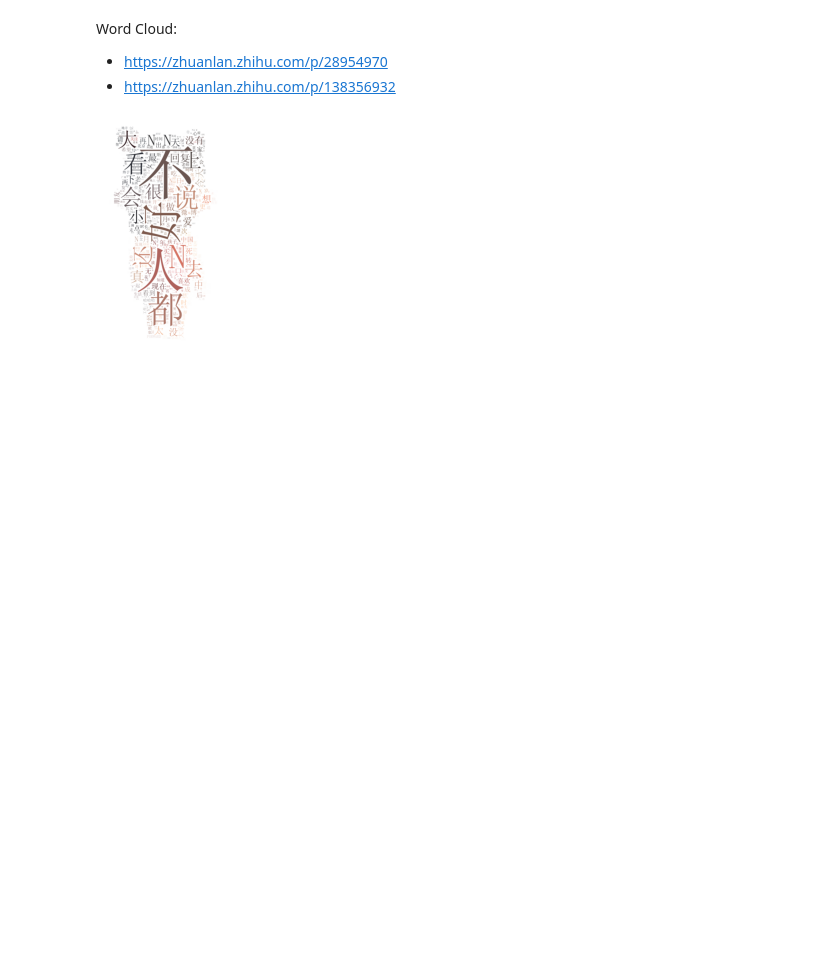
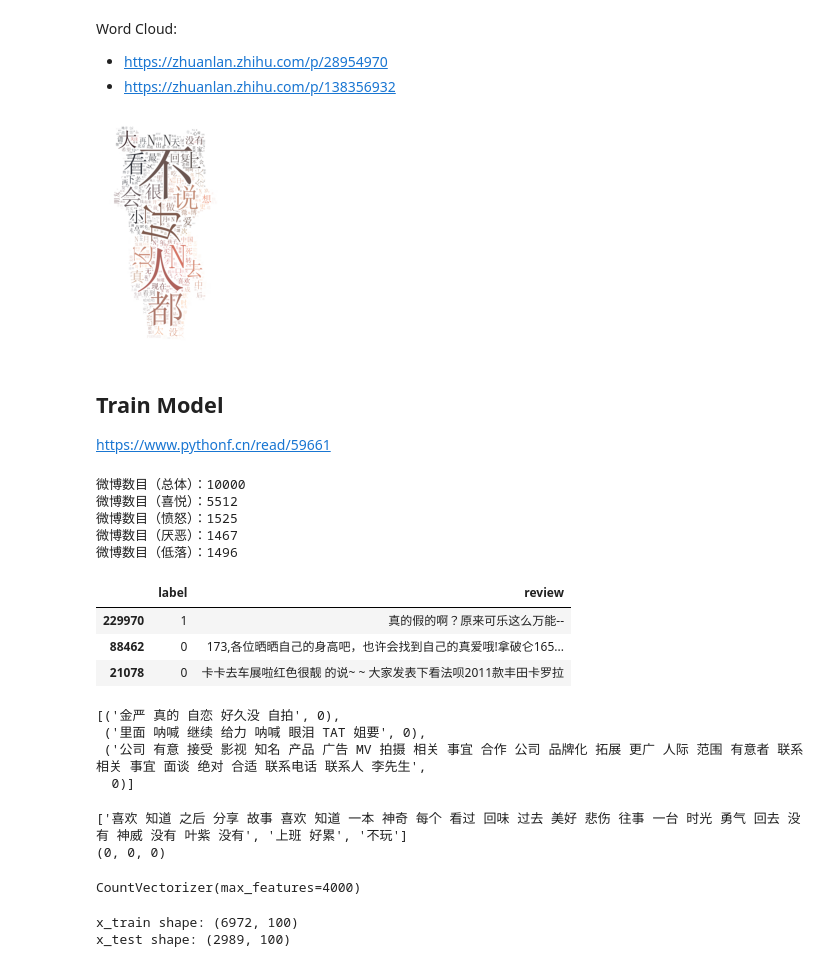
Before and after one commit to jinfeijoy/NLP, a Jupyter notebook: recomend_system/Chinese/Chinese_sentiment_analysis_basic_model.ipynb, the cells around one changed output. Saved outputs shown, nothing was run; the diff lists cells and outputs as text; code cells hidden in the pictures; blank space fills up the shorter version.

```diff
--- a/recomend_system/Chinese/Chinese_sentiment_analysis_basic_model.ipynb
+++ b/recomend_system/Chinese/Chinese_sentiment_analysis_basic_model.ipynb
@@ -283,3 +283,26 @@ font_path = "C:\\Users\\luoyan011\\Desktop\\PersonalLearning\\GitHub\\NLP\\recom
 DataExploration.generate_chinese_word_cloud(all_tokens, img_link, font_path ,stopwords = '', color_control = True)
 # %% [output]
 [figure]
+# %% [markdown]
+## Train Model
+https://www.pythonf.cn/read/59661
+# %%
+moods = {0: '喜悦', 1: '愤怒', 2: '厌恶', 3: '低落'}
+
+print('微博数目（总体）：%d' % weibo_sample.shape[0])
+
+for label, mood in moods.items():
+    print('微博数目（{}）：{}'.format(mood,  weibo_sample[weibo_sample.label==label].shape[0]))
+# %% [output]
+微博数目（总体）：10000
+微博数目（喜悦）：5512
+微博数目（愤怒）：1525
+微博数目（厌恶）：1467
+微博数目（低落）：1496
+# %%
+weibo_sample.head(3)
+# %% [output]
+|  | label | review |
+| 229970 | 1 | 真的假的啊？原来可乐这么万能-- |
+| 88462 | 0 | 173,各位晒晒自己的身高吧，也许会找到自己的真爱哦!拿破仑165... |
+| 21078 | 0 | 卡卡去车展啦红色很靓 的说~ ~ 大家发表下看法呗2011款丰田卡罗拉 |
@@ -285,0 +336,7 @@ DataExploration.generate_chinese_word_cloud(all_tokens, img_link, font_path ,sto
+# %%
+sentences[0:3]
+# %% [output]
+[('金严 真的 自恋 好久没 自拍', 0),
+ ('里面 呐喊 继续 给力 呐喊 眼泪 TAT 姐要', 0),
+ ('公司 有意 接受 影视 知名 产品 广告 MV 拍摄 相关 事宜 合作 公司 品牌化 拓展 更广 人际 范围 有意者 联系 相关 事宜 面谈 绝对 合适 联系电话 联系人 李先生',
+  0)]
@@ -285,0 +350,16 @@ DataExploration.generate_chinese_word_cloud(all_tokens, img_link, font_path ,sto
+# %%
+print(x_train[0:3])
+print(y[0:3])
+# %% [output]
+['喜欢 知道 之后 分享 故事 喜欢 知道 一本 神奇 每个 看过 回味 过去 美好 悲伤 往事 一台 时光 勇气 回去 没有 神威 没有 叶紫 没有', '上班 好累', '不玩']
+(0, 0, 0)
+# %%
+#抽取特征，我们对文本抽取词袋模型特征
+from sklearn.feature_extraction.text import CountVectorizer
+vec = CountVectorizer(
+    analyzer='word', #tokenise by character ngrams
+    max_features=4000,  #keep the most common 1000 ngrams
+)
+vec.fit(x_train)
+# %% [output]
+CountVectorizer(max_features=4000)
@@ -285,0 +377,16 @@ DataExploration.generate_chinese_word_cloud(all_tokens, img_link, font_path ,sto
+# %%
+from keras.utils import np_utils
+from keras.preprocessing import sequence
+x_train = vec.transform(x_train)
+x_test = vec.transform(x_test)
+x_train = x_train.toarray()
+x_test = x_test.toarray()
+y_train = np_utils.to_categorical(y_train,nclasses)
+y_test = np_utils.to_categorical(y_test,nclasses)
+x_train = sequence.pad_sequences(x_train, maxlen=maxlen)
+x_test = sequence.pad_sequences(x_test, maxlen=maxlen)
+print('x_train shape:', x_train.shape)
+print('x_test shape:', x_test.shape)
+# %% [output]
+x_train shape: (6972, 100)
+x_test shape: (2989, 100)
```
Also changed, not shown: parts of 7 cells of this notebook.
